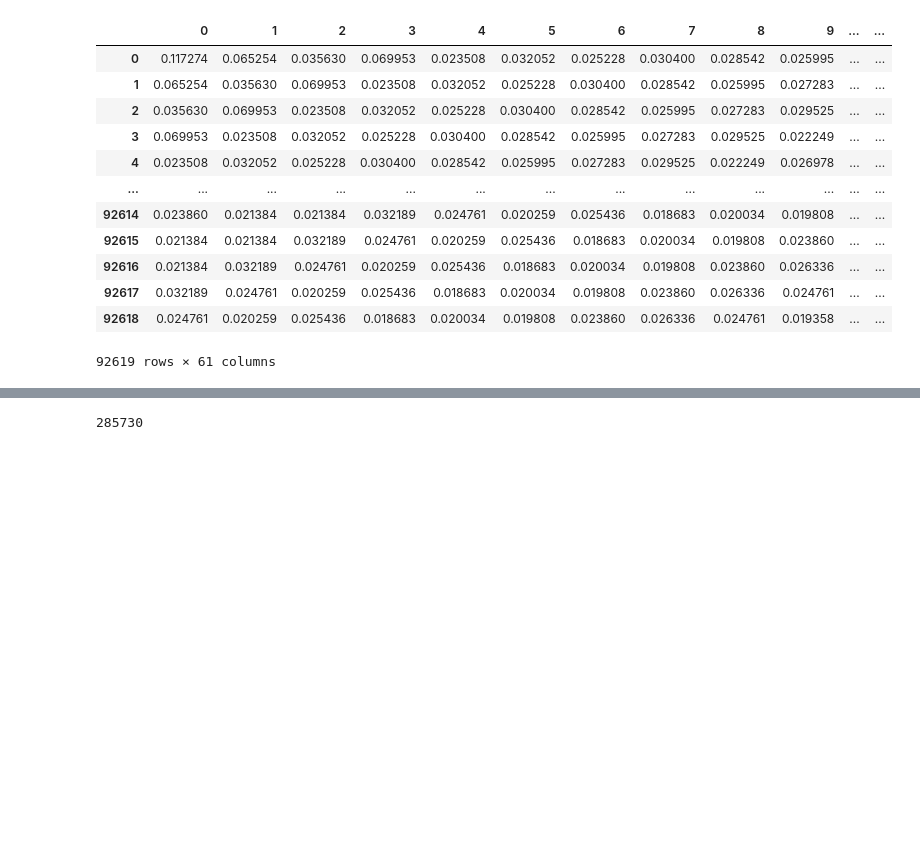
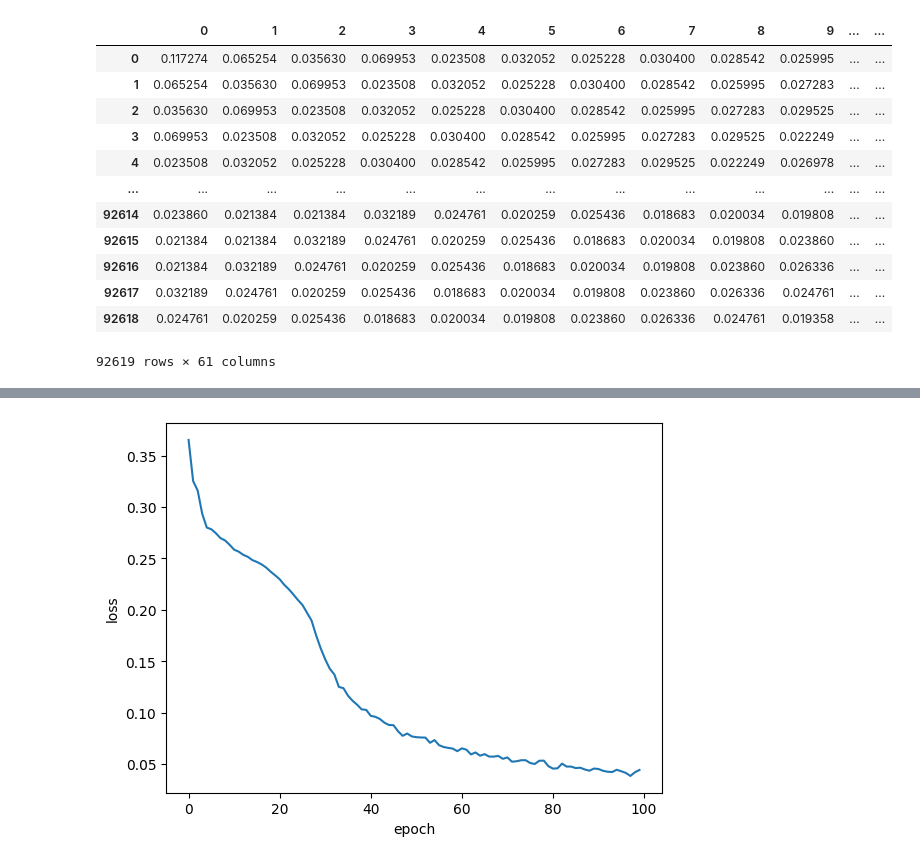
Before and after one commit to brian-x-zhang/CS7643-Anamoly, a Jupyter notebook: anomaly_detection.ipynb, the cells around one changed output, grey strips where cells are left out. Saved outputs shown, nothing was run; the diff lists cells and outputs as text; code cells hidden in the pictures; blank space fills up the shorter version.

```diff
--- a/anomaly_detection.ipynb
+++ b/anomaly_detection.ipynb
@@ -185,10 +246,3 @@ X_train = X[:train_size]
 X_test = X[train_size:]
 y_train = y[:train_size]
 y_test = y[train_size:]
-# %%
-#convert to tensors
-X_train = torch.tensor(X_train.values.reshape(train_size, 1, 60)).float()
-X_test = torch.tensor(X_test.values.reshape(len(X_test), 1, 60)).float()
-
-y_train = torch.tensor(pd.get_dummies(y_train).values).float()
-y_test = torch.tensor(pd.get_dummies(y_test).values).float()
@@ -202,0 +257,3 @@ test_loader = DataLoader(test_data, batch_size=batch_size, shuffle=False)
+# %%
+#train the Keras model
+history=model_k.fit(x=X_train, y=y_train, batch_size=512, epochs=100, verbose=2)
@@ -202,0 +278,7 @@ test_loader = DataLoader(test_data, batch_size=batch_size, shuffle=False)
+# %%
+plt.plot(history.history['loss'])
+plt.xlabel('epoch')
+plt.ylabel('loss')
+plt.show()
+# %% [output]
+[figure, added]
@@ -209,5 +306,0 @@ optimizer = optim.Adam(model.parameters())
-# %%
-#Total parameters
-sum(p.numel() for p in model.parameters())
-# %% [output]
-285730
```
Also changed, not shown: parts of 21 cells of this notebook.
